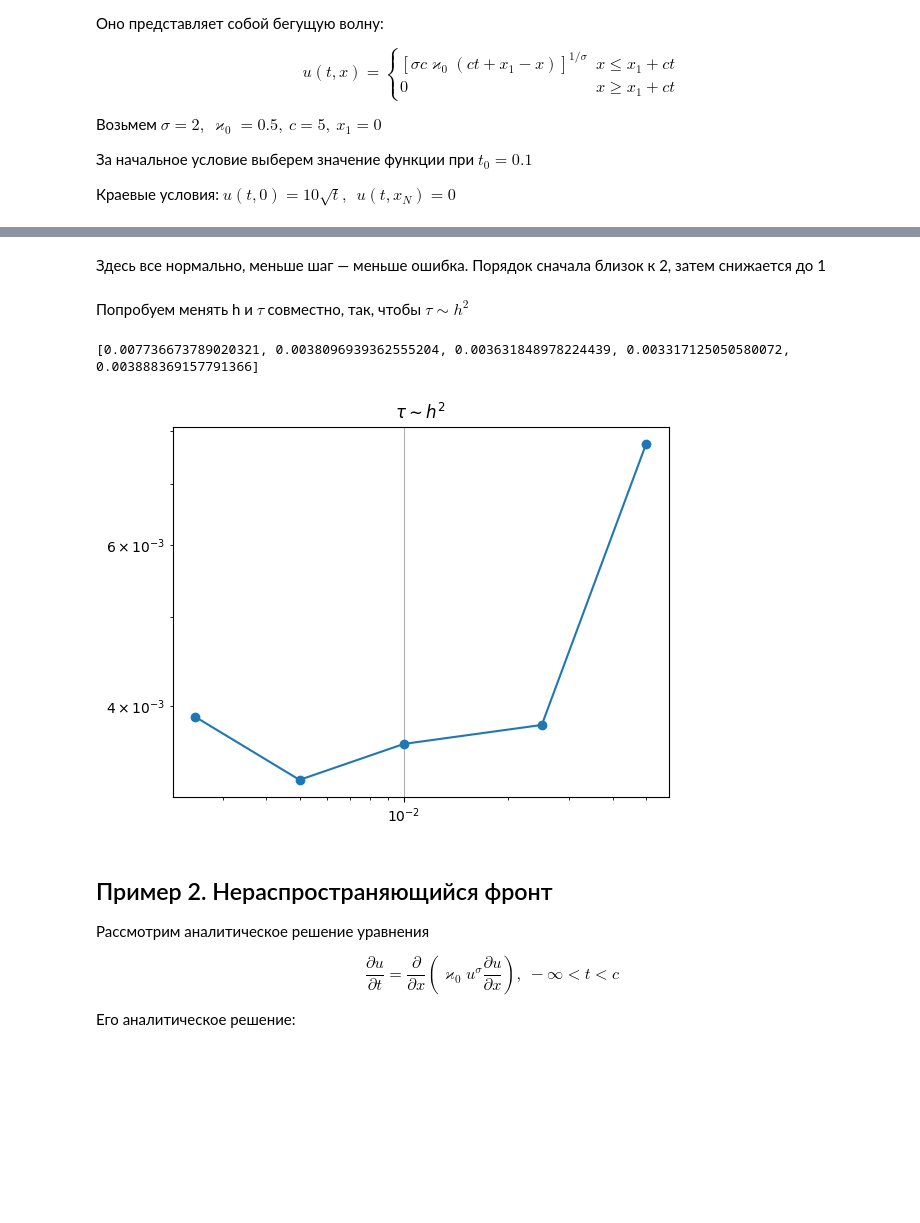
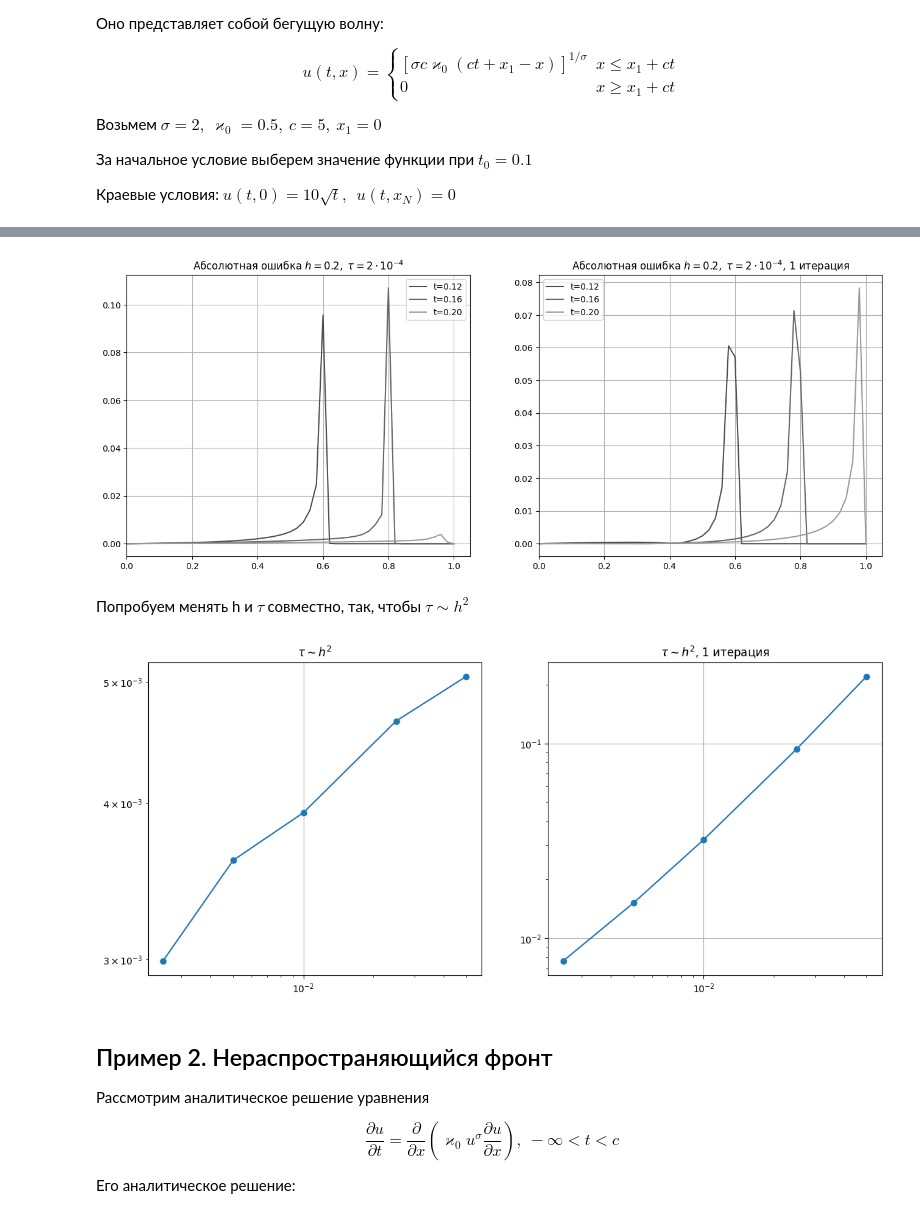
Before and after one commit to Xopppek/heat_equation, a Jupyter notebook: heat_equation.ipynb, the cells around one changed output, grey strips where cells are left out. Saved outputs shown, nothing was run; the diff lists cells and outputs as text; code cells hidden in the pictures; blank space fills up the shorter version.

```diff
--- a/heat_equation.ipynb
+++ b/heat_equation.ipynb
@@ -55,7 +55,7 @@ import numpy as np
 from matplotlib import pyplot as plt
 %matplotlib inline
 # %%
-def step_one_dim(u_start, h, tau, K, epsilon = 1e-3):
+def step_one_dim(u_start, h, tau, K, epsilon = 1e-5, max_iterations=1000):
     '''
     Функция, делающая один шаг по времени (одномерная задача)
     Внутри нет явной зависимости от t, потому что она должна быть включена в u, переданный в функцию
@@ -67,6 +67,7 @@ def step_one_dim(u_start, h, tau, K, epsilon = 1e-3):
     alpha = np.zeros(N)
     beta = np.zeros(N)
     converged = False
+    iteration = 0
 
     while not converged:
         A = tau / h ** 2 * K((u_prev[:-1] + u_prev[1:]) / 2)
@@ -85,10 +86,14 @@ def step_one_dim(u_start, h, tau, K, epsilon = 1e-3):
         if (np.max(np.abs(u_new - u_prev))) < epsilon:
             converged = True
         u_prev = u_new
+        iteration += 1
+        if iteration >= max_iterations:
+            #print("iteration limit")
+            break
 
     return u_prev
 # %%
-def solve_one_dim(u_start, h, tau, t_end, K, mu_l, mu_r, epsilon=1e-3):
+def solve_one_dim(u_start, h, tau, t_end, K, mu_l, mu_r, epsilon=1e-5, max_iterations=10000):
     N_t = int(t_end / tau) #количество шагов по времени (не точек)
     # tau надо округлить так, чтобы достичь t_end
     tau = t_end / N_t
@@ -97,7 +102,7 @@ def solve_one_dim(u_start, h, tau, t_end, K, mu_l, mu_r, epsilon=1e-3):
     for j in range(1, N_t + 1):
         u[0] = mu_l(j * tau)
         u[-1] = mu_r(j * tau)
-        u = step_one_dim(u, h, tau, K, epsilon)
+        u = step_one_dim(u, h, tau, K, epsilon, max_iterations)
 
     return u
 # %% [markdown]
@@ -146,4 +151,5 @@ N = 50
 x = np.linspace(0, 1, N + 1)
 h = 1 / N
 tau =  2e-4
+max_iter = 10000
 # %%
@@ -172,13 +193,0 @@ plt.show()
-# %%
-h_steps = np.array([0.05, 0.025, 0.01, 0.005, 0.0025, 0.001, 0.0005])
-err = []
-
-for h_i in h_steps:
-    x_i = np.linspace(0, 1, int(1 / h_i)+1)
-    err.append(np.max(np.abs(u(x_i, 0.2) - solve_one_dim(u(x_i, t_0), h_i, tau, 0.2 - t_0, K, mu_l, mu_r))))
-
-print(err)
-plt.loglog(h_steps, err, marker='o')
-plt.title("$\\tau = 2\\cdot 10^{-4}$")
-plt.grid(True)
-plt.show()
@@ -209,23 +194,60 @@ plt.show()
-# %% [markdown]
-Здесь все нормально, меньше шаг — меньше ошибка. Порядок сначала близок к 2, затем снижается до 1
+# %%
+fig = plt.figure(figsize=(16, 6))
+ax1 = fig.add_subplot(121)
+
+# Вычитаю t_0, потому что в решателе время отностиельное (относительно начала отсчета)
+ax1.plot(x, np.abs(u(x, 0.12) - solve_one_dim(u(x, t_0), h, tau, 0.12 - t_0, K, mu_l, mu_r, max_iterations=max_iter)), color='0.3', label='t=0.12')
+ax1.plot(x, np.abs(u(x, 0.16) - solve_one_dim(u(x, t_0), h, tau, 0.16 - t_0, K, mu_l, mu_r, max_iterations=max_iter)), color='0.4', label='t=0.16')
+ax1.plot(x, np.abs(u(x, 0.20) - solve_one_dim(u(x, t_0), h, tau, 0.20 - t_0, K, mu_l, mu_r, max_iterations=max_iter)), color='0.6', label='t=0.20')
+
+#ax1.set_ylim(0, 0.12)
+ax1.set_xlim(0, 1.05)
+ax1.legend()
+ax1.set_title("Абсолютная ошибка $h = 0.2, \\ \\tau = 2\\cdot 10^{-4}$")
+ax1.grid(True)
+
+ax2 = fig.add_subplot(122)
+
+# Вычитаю t_0, потому что в решателе время отностиельное (относительно начала отсчета)
+ax2.plot(x, np.abs(u(x, 0.12) - solve_one_dim(u(x, t_0), h, tau, 0.12 - t_0, K, mu_l, mu_r, max_iterations=1)), color='0.3', label='t=0.12')
+ax2.plot(x, np.abs(u(x, 0.16) - solve_one_dim(u(x, t_0), h, tau, 0.16 - t_0, K, mu_l, mu_r, max_iterations=1)), color='0.4', label='t=0.16')
+ax2.plot(x, np.abs(u(x, 0.20) - solve_one_dim(u(x, t_0), h, tau, 0.20 - t_0, K, mu_l, mu_r, max_iterations=1)), color='0.6', label='t=0.20')
+
+#ax2.set_ylim(0, 0.12)
+ax2.set_xlim(0, 1.05)
+ax2.legend()
+ax2.set_title("Абсолютная ошибка $h = 0.2, \\ \\tau = 2\\cdot 10^{-4}$, 1 итерация")
+ax2.grid(True)
+
+plt.show()
+# %% [output]
+[figure, added]
 # %% [markdown]
 Попробуем менять h и $\tau$ совместно, так, чтобы $\tau \sim h^2$
 # %%
 h_steps = np.array([0.05, 0.025, 0.01, 0.005, 0.0025])
 err = []
+err_1 = []
 
 for h_i in h_steps:
     x_i = np.linspace(0, 1, int(1 / h_i)+1)
-    err.append(np.max(np.abs(u(x_i, 0.2) - solve_one_dim(u(x_i, t_0), h_i, 0.5 * h_i**2, 0.2 - t_0, K, mu_l, mu_r))))
+    err.append(np.max(np.abs(u(x_i, 0.2) - solve_one_dim(u(x_i, t_0), h_i, 0.45 * h_i**2, 0.2 - t_0, K, mu_l, mu_r, max_iterations=max_iter))))
+    err_1.append(np.max(np.abs(u(x_i, 0.2) - solve_one_dim(u(x_i, t_0), h_i, 0.45 * h_i**2, 0.2 - t_0, K, mu_l, mu_r, max_iterations=1))))
 
-print(err)
-plt.loglog(h_steps, err, marker='o')
-plt.title("$\\tau \\sim h^2$")
-plt.grid(True)
+fig = plt.figure(figsize=(14, 6))
+ax1 = fig.add_subplot(121)
+ax1.loglog(h_steps, err, marker='o')
+ax1.set_title("$\\tau \\sim h^2$")
+ax1.grid(True)
+
+ax2 = fig.add_subplot(122)
+ax2.loglog(h_steps, err_1, marker='o')
+ax2.set_title("$\\tau \\sim h^2$, 1 итерация")
+ax2.grid(True)
+
 plt.show()
 # %% [output]
-[0.007736673789020321, 0.0038096939362555204, 0.003631848978224439, 0.003317125050580072, 0.003888369157791366]
-[figure, old version]
+[figure, new version]
 # %% [markdown]
 ## Пример 2. Нераспространяющийся фронт
 
```
Also changed, not shown: parts of 39 cells of this notebook.
